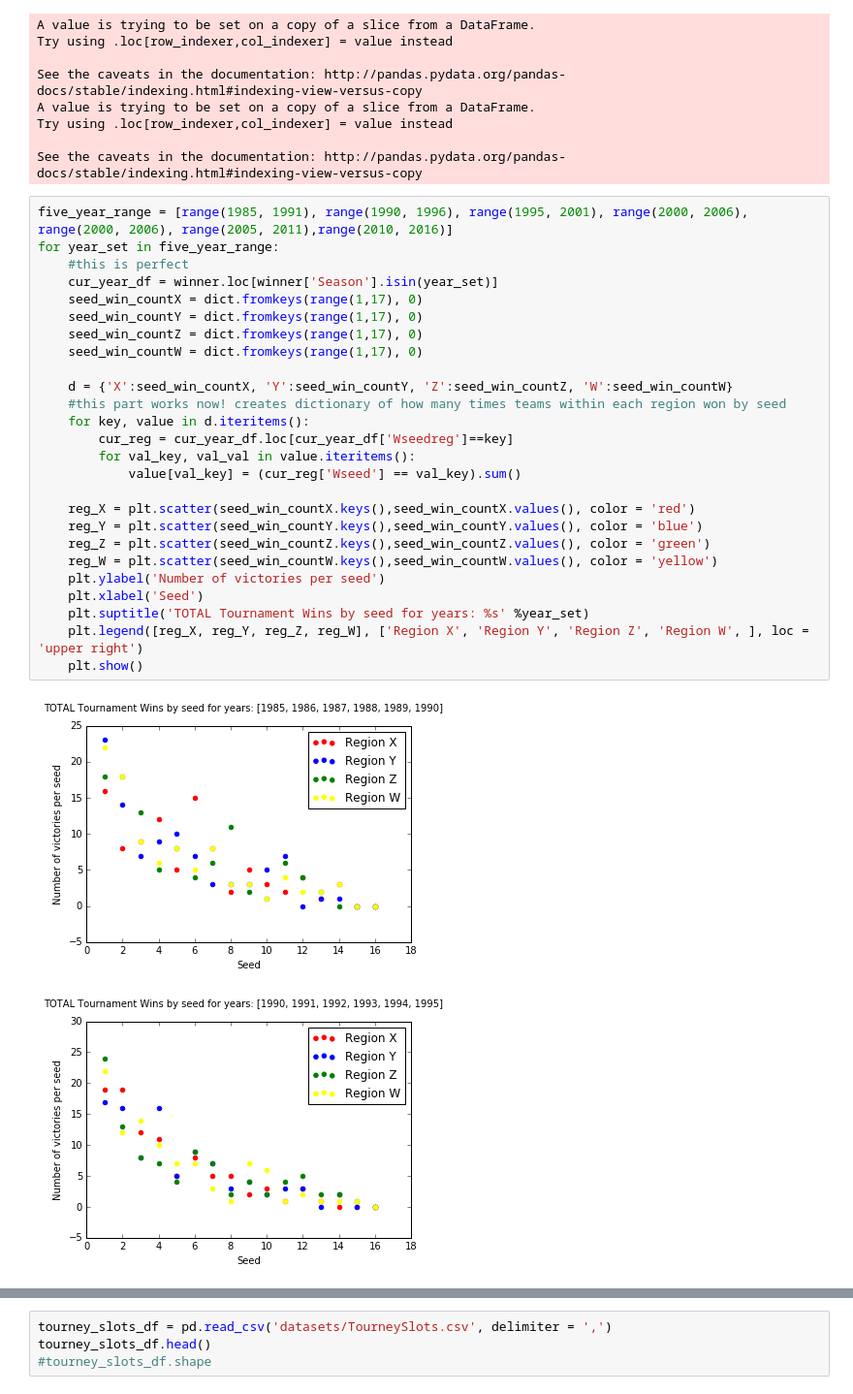
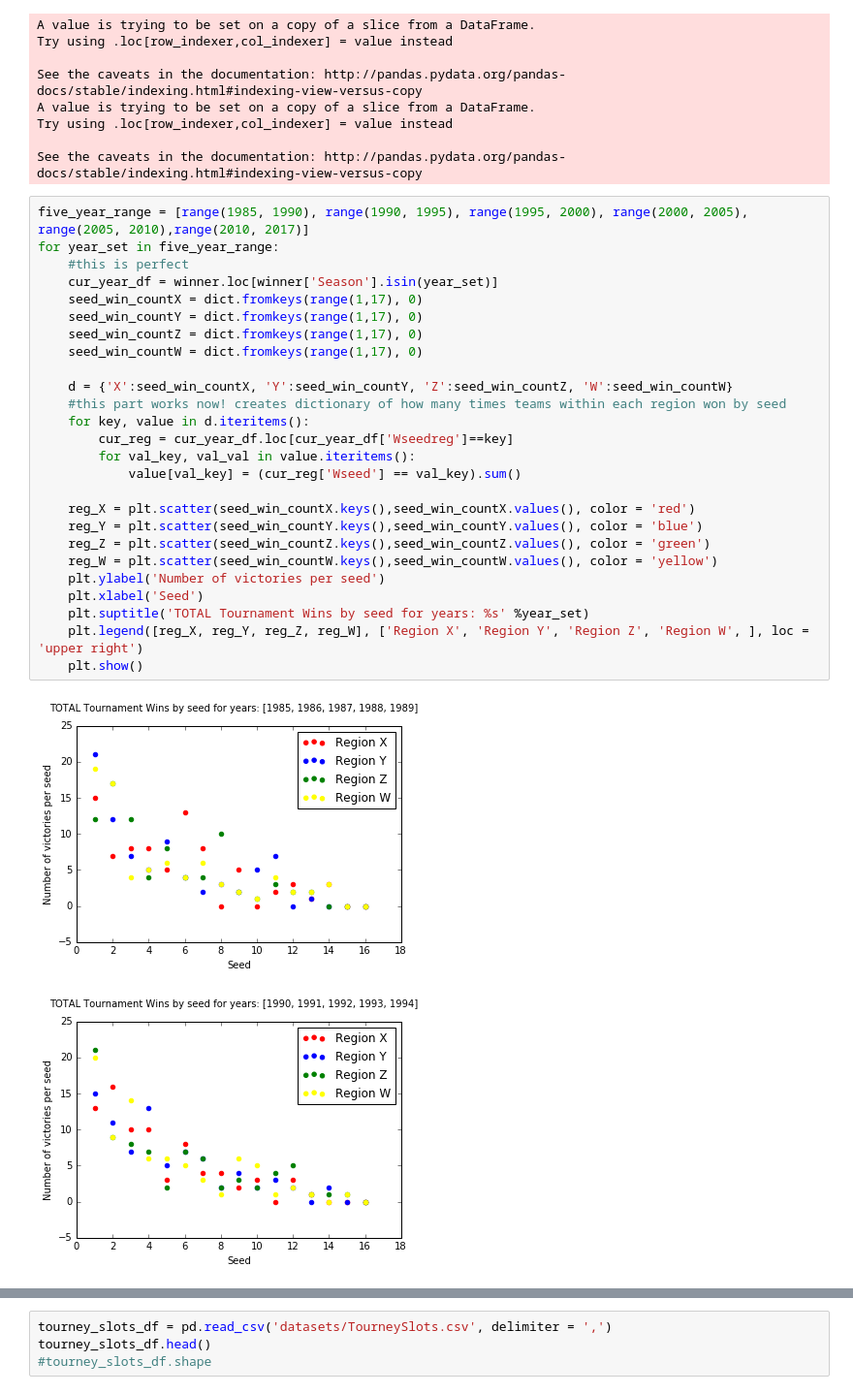
Before and after one commit to nishkakar/MarchMadness, a Jupyter notebook: data_driven_march_madness_kakar_venuti_moscoso_devuono.ipynb, the cells around one changed output, grey strips where cells are left out. Shown at 97% size. Drawn from its saved outputs; the diff is of its cells as text.

Commit message:
added 3 summarizing plots

```diff
--- a/data_driven_march_madness_kakar_venuti_moscoso_devuono.ipynb
+++ b/data_driven_march_madness_kakar_venuti_moscoso_devuono.ipynb
@@ -239,31 +306,31 @@ Try using .loc[row_indexer,col_indexer] = value instead
 
 See the caveats in the documentation: http://pandas.pydata.org/pandas-docs/stable/indexing.html#indexing-view-versus-copy
 # %%
-five_year_range = [range(1985, 1991), range(1990, 1996), range(1995, 2001), range(2000, 2006), range(2000, 2006), range(2005, 2011),range(2010, 2016)]
+five_year_range = [range(1985, 1990), range(1990, 1995), range(1995, 2000), range(2000, 2005), range(2005, 2010),range(2010, 2017)]
 for year_set in five_year_range:
     #this is perfect
     cur_year_df = winner.loc[winner['Season'].isin(year_set)]
     seed_win_countX = dict.fromkeys(range(1,17), 0)
     seed_win_countY = dict.fromkeys(range(1,17), 0)
     seed_win_countZ = dict.fromkeys(range(1,17), 0)
     seed_win_countW = dict.fromkeys(range(1,17), 0)
 
     d = {'X':seed_win_countX, 'Y':seed_win_countY, 'Z':seed_win_countZ, 'W':seed_win_countW}
     #this part works now! creates dictionary of how many times teams within each region won by seed
     for key, value in d.iteritems():
         cur_reg = cur_year_df.loc[cur_year_df['Wseedreg']==key]
         for val_key, val_val in value.iteritems():
             value[val_key] = (cur_reg['Wseed'] == val_key).sum()
 
     reg_X = plt.scatter(seed_win_countX.keys(),seed_win_countX.values(), color = 'red')
     reg_Y = plt.scatter(seed_win_countY.keys(),seed_win_countY.values(), color = 'blue')
     reg_Z = plt.scatter(seed_win_countZ.keys(),seed_win_countZ.values(), color = 'green')
     reg_W = plt.scatter(seed_win_countW.keys(),seed_win_countW.values(), color = 'yellow')
     plt.ylabel('Number of victories per seed')
     plt.xlabel('Seed')
     plt.suptitle('TOTAL Tournament Wins by seed for years: %s' %year_set)
     plt.legend([reg_X, reg_Y, reg_Z, reg_W], ['Region X', 'Region Y', 'Region Z', 'Region W', ], loc = 'upper right')
     plt.show()
 # %% [output]
-[figure, old version]
+[figure, new version]
-[figure, old version]
+[figure, new version]
```
Also changed, not shown: parts of 5 cells of this notebook, 1 other file.
